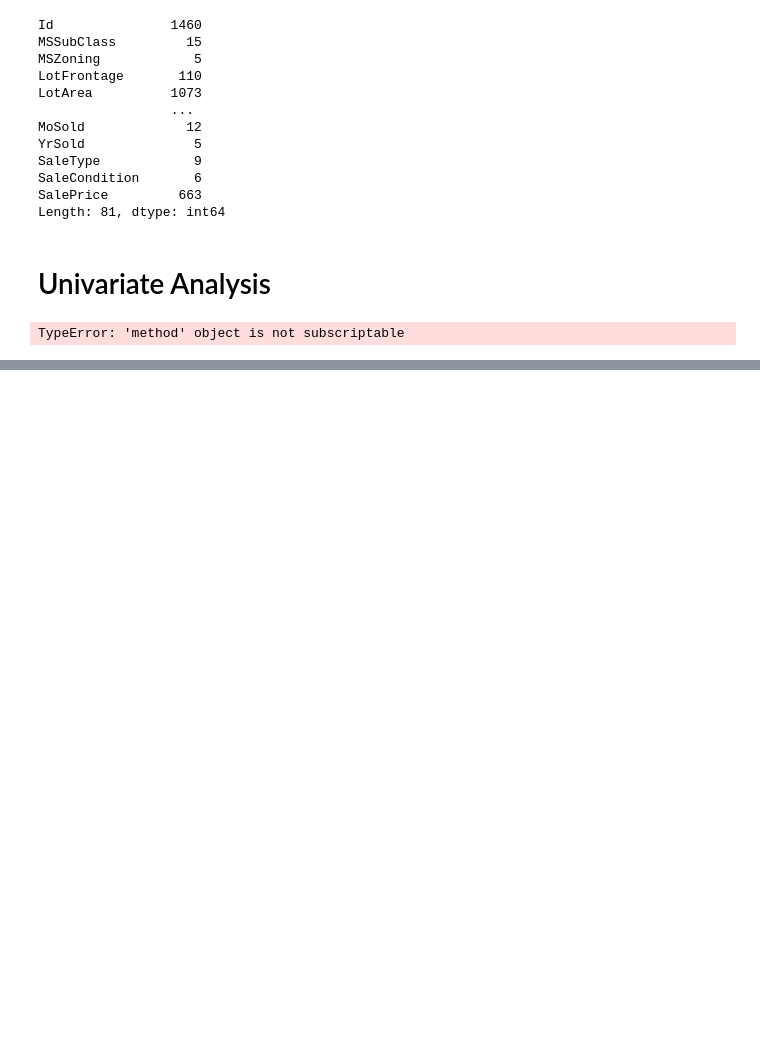
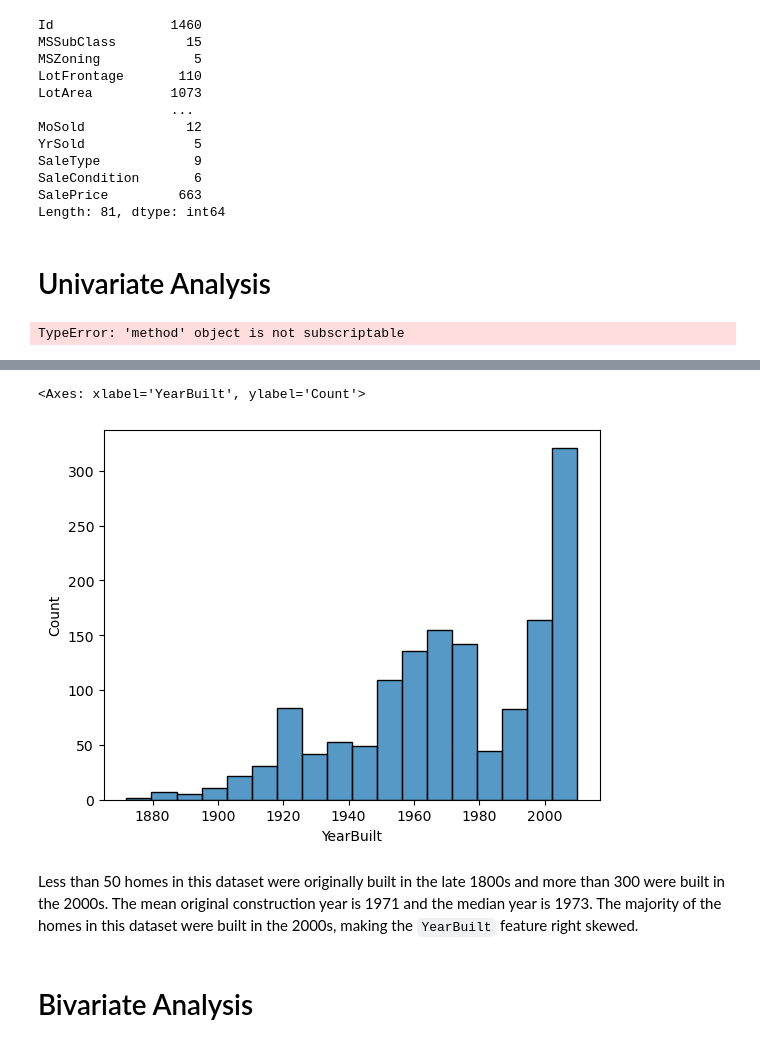
Before and after one commit to Jacqs395/House_Price, a Jupyter notebook: Code/eda.ipynb, the cells around one changed output, grey strips where cells are left out. Drawn from its saved outputs; the diff is of its cells as text; code cells hidden in the pictures; blank space fills up the shorter version.

```diff
--- a/Code/eda.ipynb
+++ b/Code/eda.ipynb
@@ -137,0 +177,9 @@ TypeError: 'method' object is not subscriptable
+# %%
+sns.histplot(train_df['YearBuilt'])
+# %% [output]
+<Axes: xlabel='YearBuilt', ylabel='Count'>
+[figure, added]
+# %% [markdown]
+Less than 50 homes in this dataset were originally built in the late 1800s and more than 300 were built in the 2000s. The mean original construction year is 1971 and the median year is 1973. The majority of the homes in this dataset were built in the 2000s, making the `YearBuilt` feature right skewed.
+# %% [markdown]
+# Bivariate Analysis
```
Also changed, not shown: parts of 10 cells of this notebook, 1 other file.
